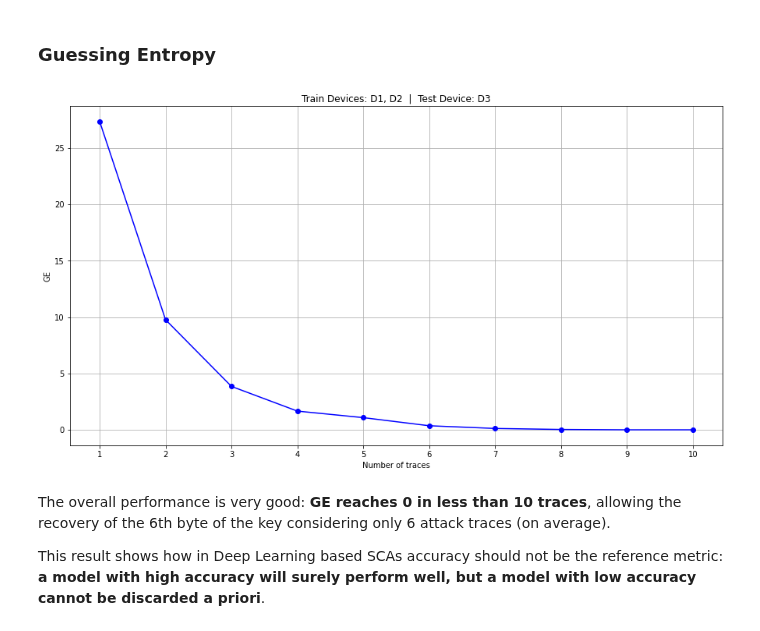
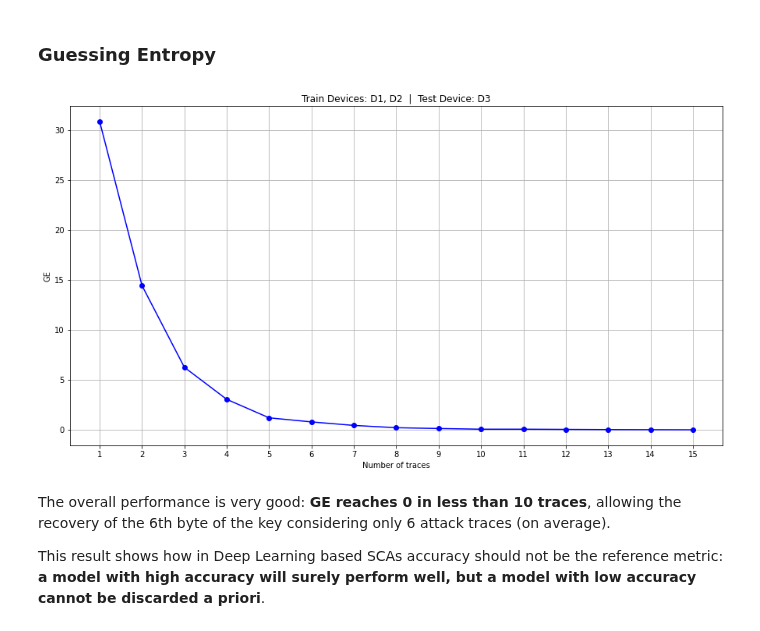
Before and after one commit to luca-castellazzi/EfficientTraining_DLSCA, a Jupyter notebook: notebooks/single_attack_byte5.ipynb, the cells around one changed output. Saved outputs shown, nothing was run; the diff lists cells and outputs as text; code cells hidden in the pictures.

Commit message:
New DataLoader + Scaling and new hps

```diff
--- a/notebooks/single_attack_byte5.ipynb
+++ b/notebooks/single_attack_byte5.ipynb
@@ -209,6 +212,12 @@ train_dl = SplitDataLoader(
 train_data, val_data = train_dl.load()
 x_train, y_train, _, _ = train_data
 x_val, y_val, _, _ = val_data
+
+# Scale data to 0-mean and 1-variance
+scaler = StandardScaler()
+scaler.fit(x_train)
+x_train = scaler.transform(x_train)
+x_val = scaler.transform(x_val)
 
 
 # Get hyperparameters
@@ -300,14 +314,16 @@ In this case, **the monitored metric is val_loss**, meaning that the callback is
 # %%
 attack_dl = DataLoader(
     TEST_FILES,
-    tot_traces=5000,
+    tot_traces=50000,
     target='SBOX_OUT',
     byte_idx=5
 )
 x_attack, y_attack, pbs_attack, tkb_attack = attack_dl.load()
 
+# Scale data to 0-mean and 1-variance
+x_attack = scaler.transform(x_attack)
+
 attack_model = load_model(MODEL_PATH)
-preds = attack_model.predict(x_attack)
 # %% [markdown]
 ### Attack Loss & Attack Accuracy
 # %%
@@ -393,32 +369,32 @@ It is visible that:
 ### Guessing Entropy
 # %%
 ge = results.ge(
-    preds=preds,
+    model=attack_model,
+    x_test=x_attack,
     pltxt_bytes=pbs_attack,
     true_key_byte=tkb_attack,
     n_exp=100,
-    target='SBOX_OUT',
-    n_traces=100
+    target='SBOX_OUT'
 )
 
-plottable_ge = ge[:10]
+plottable_ge = ge[:15]
 
 csv_ge_data = np.vstack(
     (
-        np.arange(plottable_ge.shape[0]),
+        np.arange(plottable_ge.shape[0])+1,
         plottable_ge
     )
 ).T
 
 helpers.save_csv(
     data=csv_ge_data,
     columns=['NTraces', 'GE'],
     output_path=GE_FILE
 )
 
 plot_ge(plottable_ge, GE_PLOT)
 # %% [output]
-[figure, old version]
+[figure, new version]
 # %% [markdown]
 The overall performance is very good: **GE reaches 0 in less than 10 traces**, allowing the recovery of the 6th byte of the key considering only 6 attack traces (on average).
 
```
Also changed, not shown: parts of 14 cells of this notebook.
